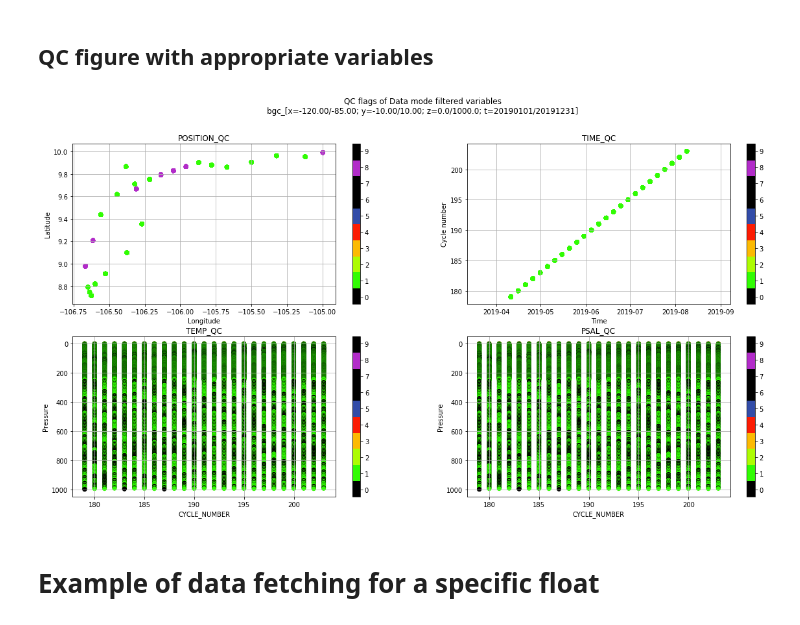
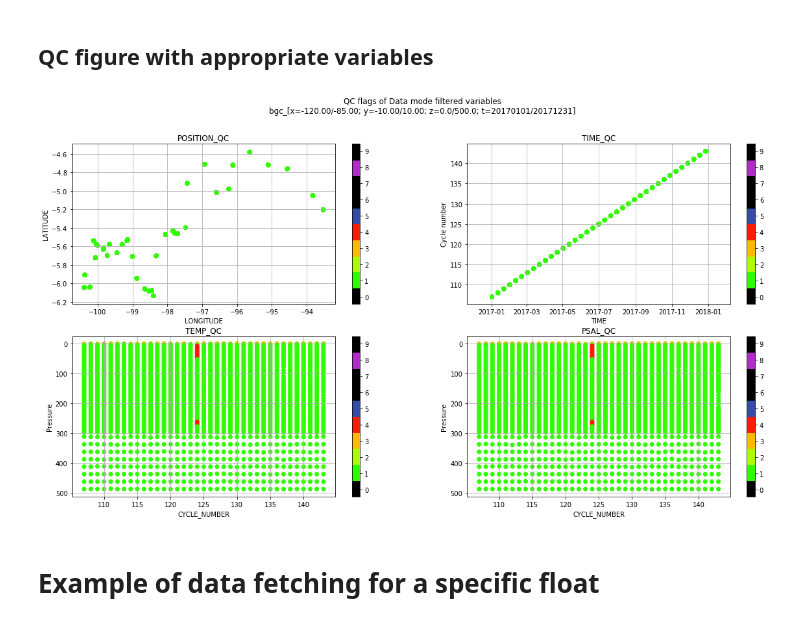
Before and after one commit to euroargodev/erddap_usecases, a Jupyter notebook: examples/Example-Expert-02.ipynb, the cells around one changed output. Drawn from its saved outputs; the diff is of its cells as text; code cells hidden in the pictures.

```diff
--- a/examples/Example-Expert-02.ipynb
+++ b/examples/Example-Expert-02.ipynb
@@ -83,6 +87,8 @@ User mode: expert
 # %%
 # box = [-120., -85., -10, 10, 0, 1000, '2018-01-01','2018-12-31']
-box = [-120., -85., -10, 10, 0, 1000, '2019-01-01','2019-12-31']
+# box = [-120., -85., -10, 10, 0, 500, '2019-01-01','2019-12-31']
+box = [-120., -85., -10, 10, 0, 500, '2017-01-01','2017-12-31']
+# box = [-120., -85., -30, -10, 0, 500, '2019-01-01','2019-12-31']
 ds = argo_loader.region(box).to_xarray()
 ds
 # %% [output]
@@ -181,0 +186,3 @@ ds_filtered = argo_loader.region(box).fetcher.filter_data_mode(ds)
+# %%
+ds_filtered = ds.argo.filter_data_mode()
+ds_filtered
@@ -186,42 +211,42 @@ fig, ax = plt.subplots(nrows=2, ncols=2, figsize=(20,10))
 ax = np.array(ax).flatten()
 
 ix = 0
-sc = ax[ix].scatter(ds_filtered['longitude'], ds_filtered['latitude'], c=ds_filtered['POSITION_QC'], vmin=0, vmax=9, cmap=qcmap)
+sc = ax[ix].scatter(ds_filtered['LONGITUDE'], ds_filtered['LATITUDE'], c=ds_filtered['POSITION_QC'], vmin=0, vmax=9, cmap=qcmap)
 colorbar_qc(qcmap, ax=ax[ix])
 ax[ix].grid()
-ax[ix].set_xlabel('Longitude')
-ax[ix].set_ylabel('Latitude')
+ax[ix].set_xlabel('LONGITUDE')
+ax[ix].set_ylabel('LATITUDE')
 ax[ix].set_title('POSITION_QC')
 
 ix += 1
-sc = ax[ix].scatter(ds_filtered['time'].values, ds_filtered['CYCLE_NUMBER'], c=ds_filtered['TIME_QC'], vmin=0, vmax=9, cmap=qcmap)
+sc = ax[ix].scatter(ds_filtered['TIME'].values, ds_filtered['CYCLE_NUMBER'], c=ds_filtered['TIME_QC'], vmin=0, vmax=9, cmap=qcmap)
 colorbar_qc(qcmap, ax=ax[ix])
 ax[ix].grid()
-ax[ix].set_xlabel('Time')
+ax[ix].set_xlabel('TIME')
 ax[ix].set_ylabel('Cycle number')
 ax[ix].set_title('TIME_QC')
 
 ix += 1
 sc = ax[ix].scatter(ds_filtered['CYCLE_NUMBER'], ds_filtered['PRES'], c=ds_filtered['TEMP_QC'], vmin=0, vmax=9, cmap=qcmap)
 colorbar_qc(qcmap, ax=ax[ix])
 ax[ix].grid()
 ax[ix].invert_yaxis()
 ax[ix].set_xlabel('CYCLE_NUMBER')
 ax[ix].set_ylabel('Pressure')
 ax[ix].set_title('TEMP_QC')
 
 ix += 1
 sc = ax[ix].scatter(ds_filtered['CYCLE_NUMBER'], ds_filtered['PRES'], c=ds_filtered['PSAL_QC'], vmin=0, vmax=9, cmap=qcmap)
 colorbar_qc(qcmap, ax=ax[ix])
 ax[ix].grid()
 ax[ix].invert_yaxis()
 ax[ix].set_xlabel('CYCLE_NUMBER')
 ax[ix].set_ylabel('Pressure')
 ax[ix].set_title('PSAL_QC')
 
-fig.suptitle("QC flags of Data mode filtered variables\n%s" % ds.attrs['Download_constraints']);
+fig.suptitle("QC flags of Data mode filtered variables\n%s" % ds.attrs['Fetched_constraints']);
 # %% [output]
-[figure, old version]
+[figure, new version]
 # %% [markdown]
 # Example of data fetching for a specific float
 # %%
```
Also changed, not shown: parts of 21 cells of this notebook, 3 other files.
